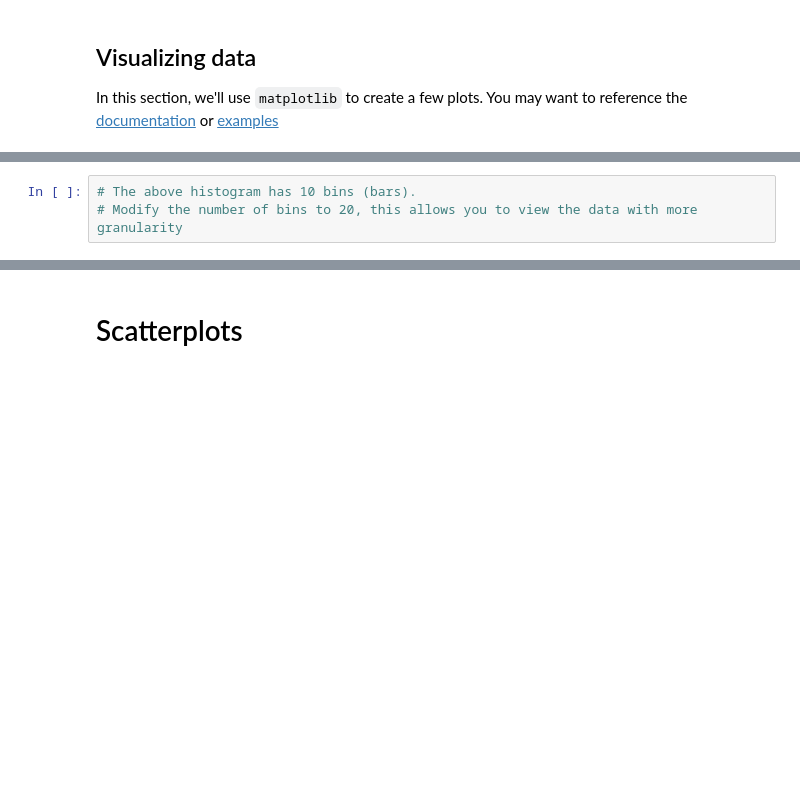
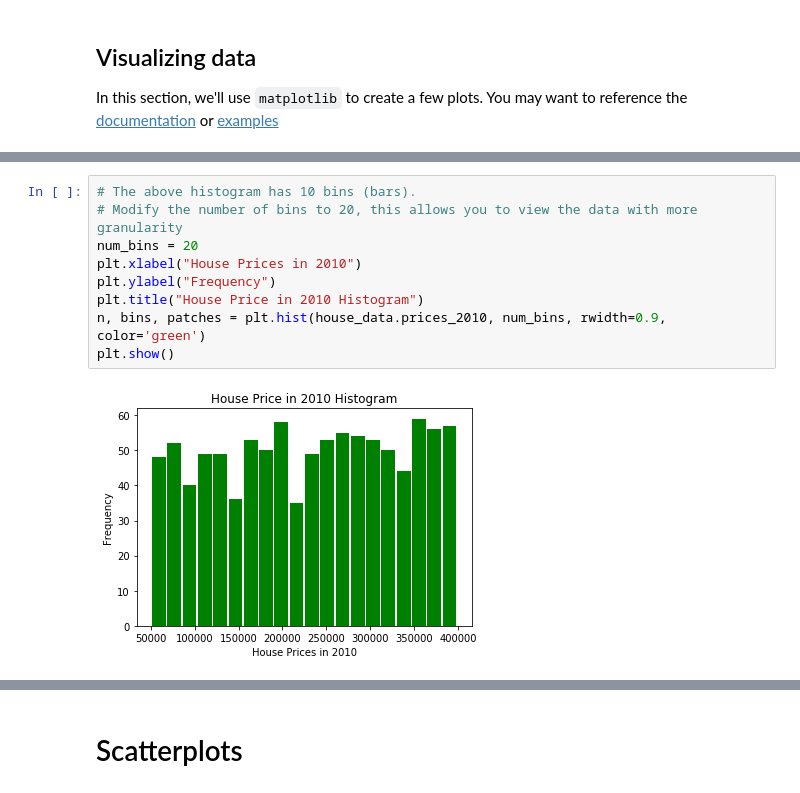
Before and after one commit to poojaram/PythonBasics, a Jupyter notebook: 05-matplotlib.ipynb, the cells around one changed output, grey strips where cells are left out. Cells and saved outputs as stored; diff of their text form; blank space fills up the shorter version.

```diff
--- a/05-matplotlib.ipynb
+++ b/05-matplotlib.ipynb
@@ -23,5 +50,13 @@ In this section, we'll use `matplotlib` to create a few plots. You may want to r
 # %%
 # The above histogram has 10 bins (bars).
 # Modify the number of bins to 20, this allows you to view the data with more granularity
+num_bins = 20
+plt.xlabel("House Prices in 2010")
+plt.ylabel("Frequency")
+plt.title("House Price in 2010 Histogram")
+n, bins, patches = plt.hist(house_data.prices_2010, num_bins, rwidth=0.9, color='green')
+plt.show()
+# %% [output]
+[figure, added]
 # %%
 # Now, Create a histogram of the 2018 housing prices with similar styles and appropriate labels/title
```
Also changed, not shown: parts of 12 cells of this notebook, 5 other files.
